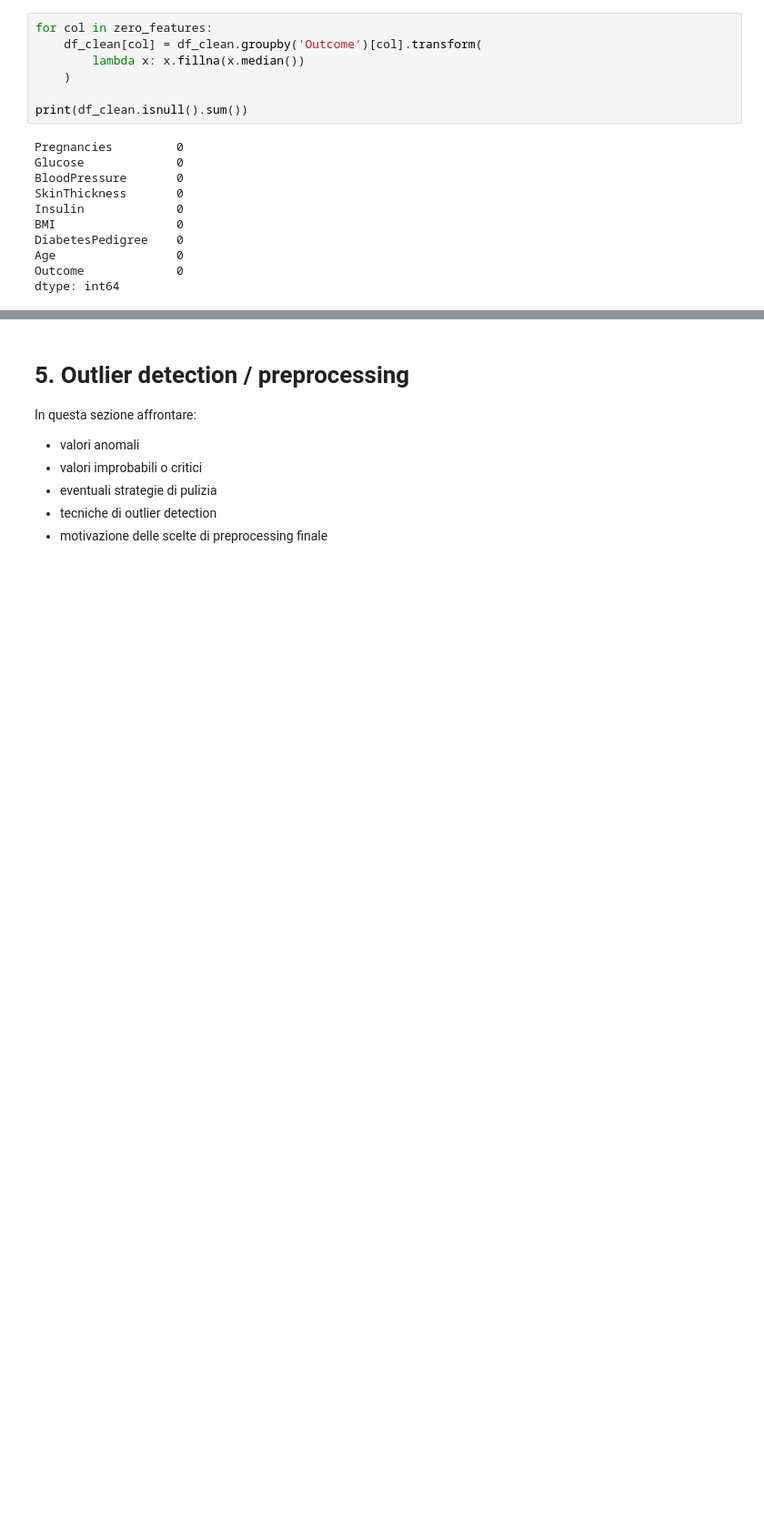
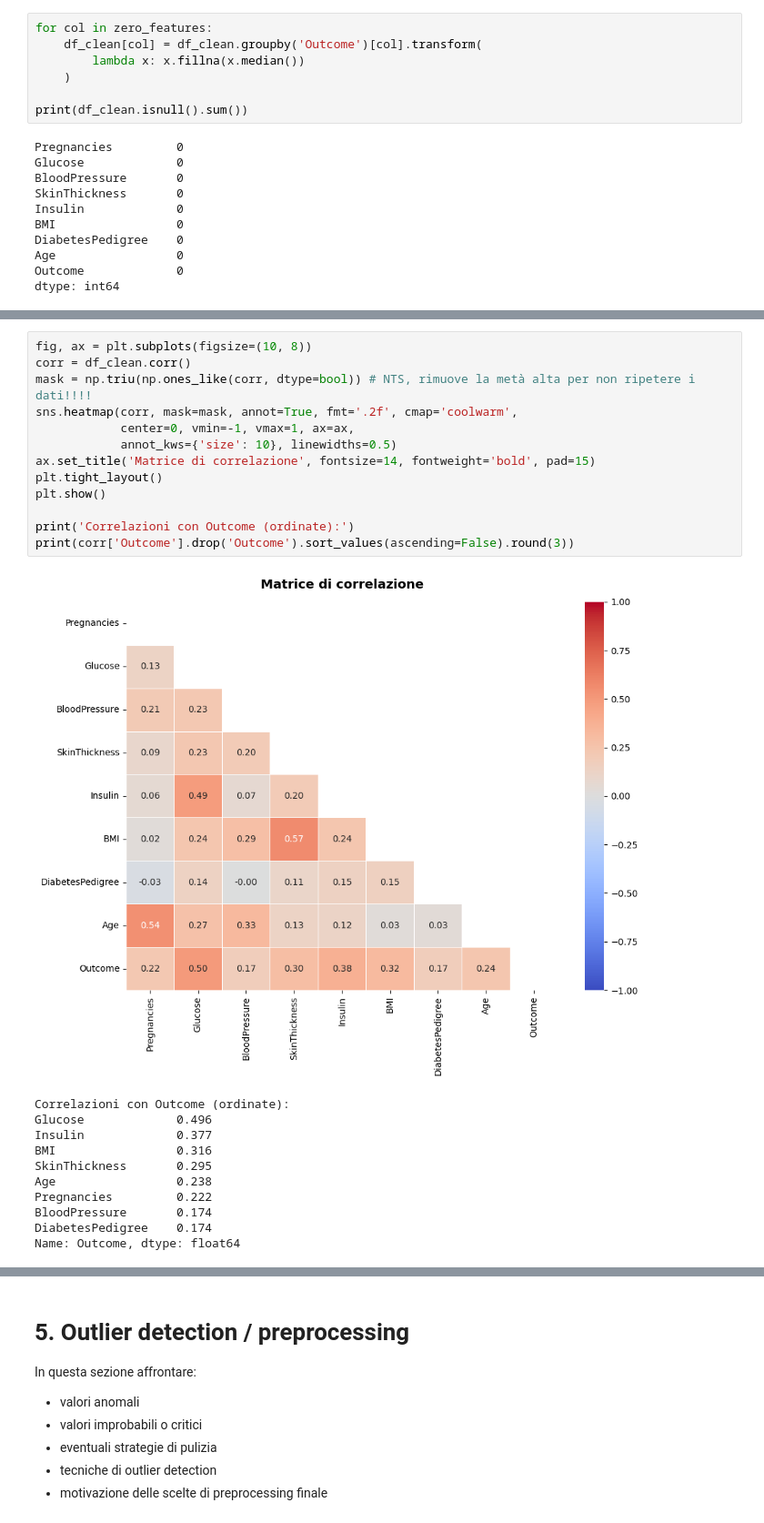
Before and after one commit to auroraloprino/LLM-Pima-Indians-Diabetes, a Jupyter notebook: notebook.ipynb, the cells around one changed output, grey strips where cells are left out. Shown at 91% size. Drawn from its saved outputs; the diff is of its cells as text; blank space fills up the shorter version.

```diff
--- a/notebook.ipynb
+++ b/notebook.ipynb
@@ -199,0 +302,25 @@ In questa sezione sviluppare:
+# %%
+fig, ax = plt.subplots(figsize=(10, 8))
+corr = df_clean.corr()
+mask = np.triu(np.ones_like(corr, dtype=bool)) # NTS, rimuove la metà alta per non ripetere i dati!!!!
+sns.heatmap(corr, mask=mask, annot=True, fmt='.2f', cmap='coolwarm',
+            center=0, vmin=-1, vmax=1, ax=ax,
+            annot_kws={'size': 10}, linewidths=0.5)
+ax.set_title('Matrice di correlazione', fontsize=14, fontweight='bold', pad=15)
+plt.tight_layout()
+plt.show()
+
+print('Correlazioni con Outcome (ordinate):')
+print(corr['Outcome'].drop('Outcome').sort_values(ascending=False).round(3))
+# %% [output]
+[figure, added]
+Correlazioni con Outcome (ordinate):
+Glucose             0.496
+Insulin             0.377
+BMI                 0.316
+SkinThickness       0.295
+Age                 0.238
+Pregnancies         0.222
+BloodPressure       0.174
+DiabetesPedigree    0.174
+Name: Outcome, dtype: float64
```
Also changed, not shown: parts of 9 cells of this notebook.
